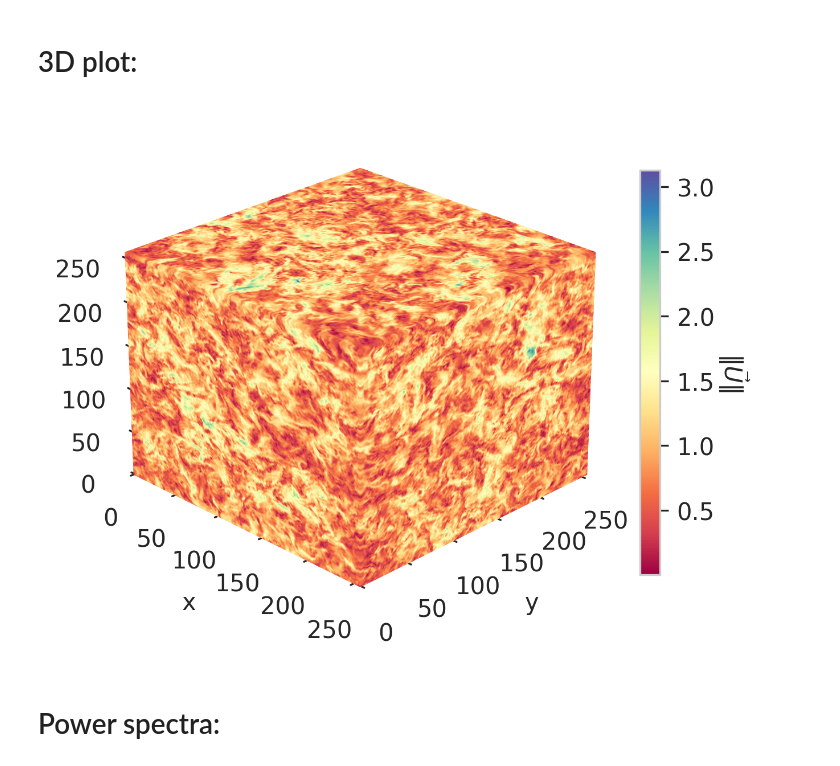
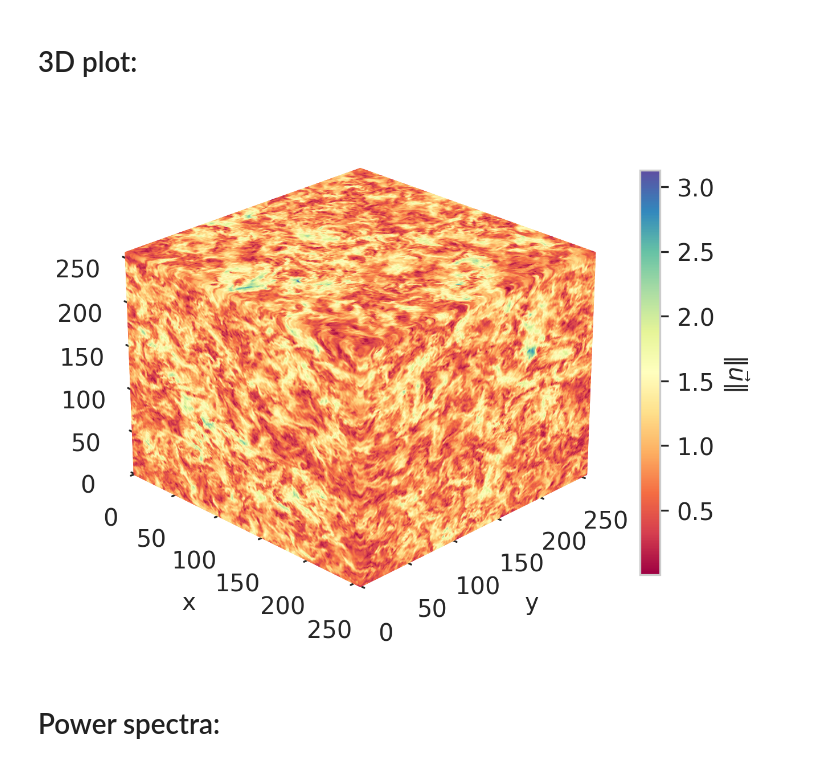
Before and after one commit to adsmendesdaniel/PyTurbulence, a Jupyter notebook: Data_analysis/Power_spectra_analysis.ipynb, the cells around one changed output. Saved outputs shown, nothing was run; the diff lists cells and outputs as text; code cells hidden in the pictures.

```diff
--- a/Data_analysis/Power_spectra_analysis.ipynb
+++ b/Data_analysis/Power_spectra_analysis.ipynb
@@ -1219,35 +1219,35 @@ ax.view_init(azim=-45)
 # Trick to put the z-ticks on the left of the 3d plot
 tmp_planes = ax.zaxis._PLANES
 ax.zaxis._PLANES = (
     tmp_planes[2],
     tmp_planes[3],
     tmp_planes[0],
     tmp_planes[1],
     tmp_planes[4],
     tmp_planes[5],
 )
 view_1 = (25, -135)
 view_2 = (25, -45)
 init_view = view_2
 ax.view_init(*init_view)
 
 # Choose type of plot and data
 plot_imshows(ax, "external_faces_1", Norm_U[:, :, :], boundaries=None)  # , stride=0
 
 
 # Add the colorbar
 vmin = np.min(Norm_U)
 vmax = np.max(Norm_U)
 norm = plt.Normalize(vmin=vmin, vmax=vmax)
 sm = cm.ScalarMappable(cmap="Spectral", norm=norm)
 sm.set_array([])
 cbar = plt.colorbar(sm, ax=ax, shrink=0.8, aspect=20)
-cbar.set_label(r"$\|\vec{U}\|$", rotation=270, labelpad=15)
+cbar.set_label(r"$\|\vec{u}\|$", rotation=270, labelpad=15)
 
 plt.savefig("Spectral.png")
 plt.show()
 # %% [output]
-[figure, old version]
+[figure, new version]
 # %% [markdown]
 # Power spectra:
 # %%
```
Also changed, not shown: 1 other file.
